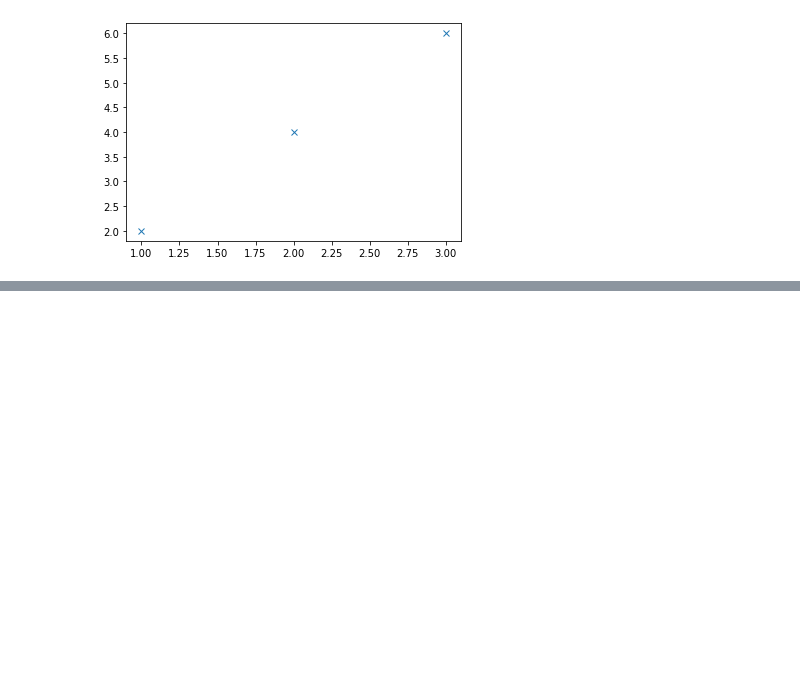
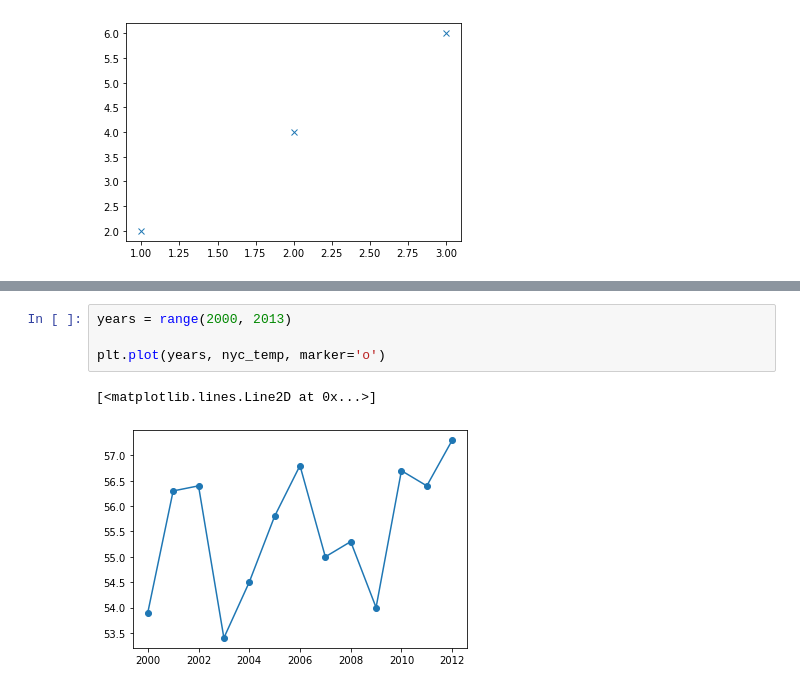
Before and after one commit to mrkkokku/prep, a Jupyter notebook: python/Math/Chap02.ipynb, the cells around one changed output, grey strips where cells are left out. Drawn from its saved outputs; the diff is of its cells as text; blank space fills up the shorter version.

```diff
--- a/python/Math/Chap02.ipynb
+++ b/python/Math/Chap02.ipynb
@@ -22,0 +32,7 @@ plt.plot(x_numbers, y_numbers, 'x')
+# %%
+years = range(2000, 2013)
+
+plt.plot(years, nyc_temp, marker='o')
+# %% [output]
+[<matplotlib.lines.Line2D at 0x...>]
+[figure, added]
```
Also changed, not shown: parts of 8 cells of this notebook.
